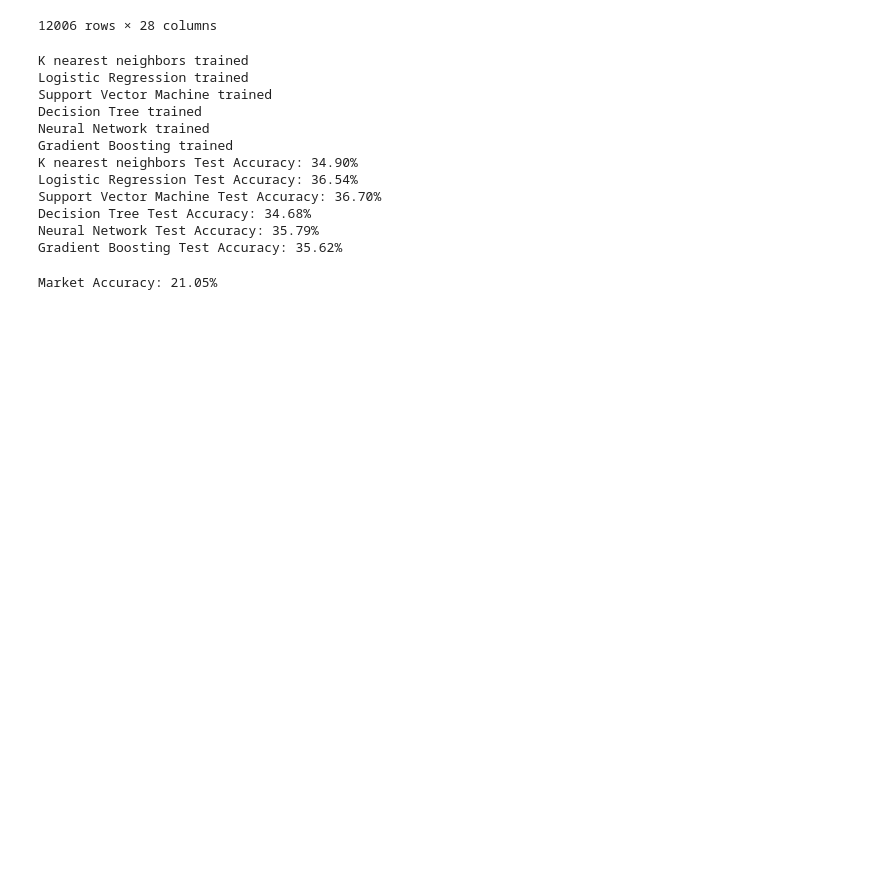
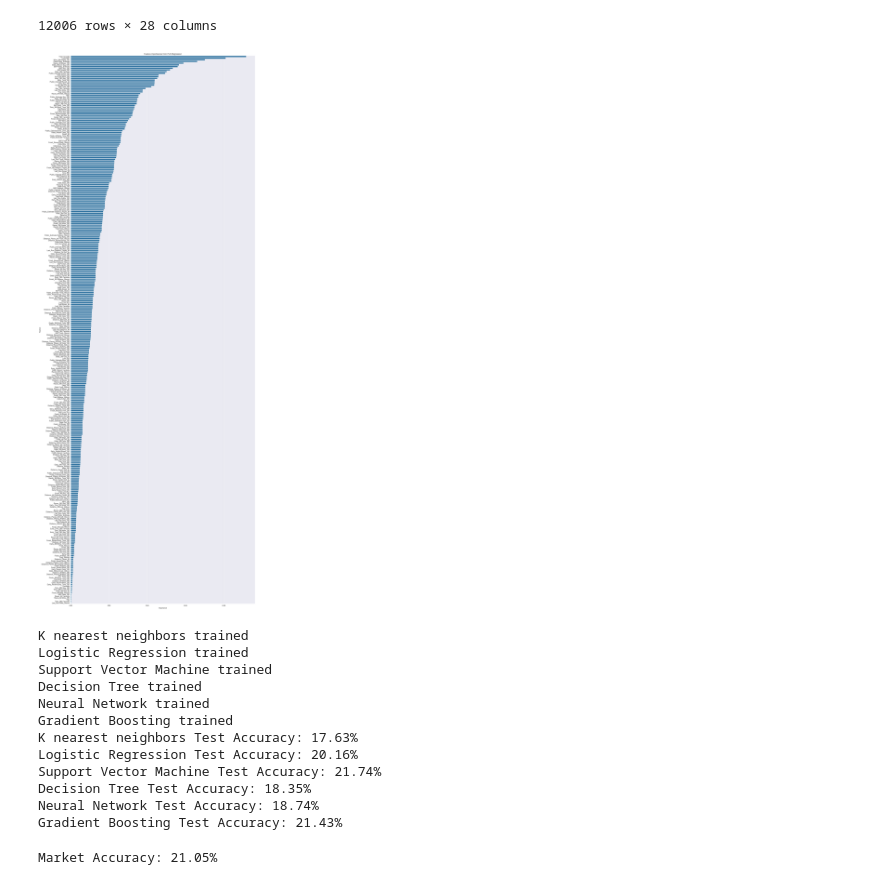
Before and after one commit to yskaaks/horse-race-pred, a Jupyter notebook: greyhound/pls_pred.ipynb, the cells around one changed output. Cells and saved outputs as stored; diff of their text form; code cells hidden in the pictures; blank space fills up the shorter version.

Commit message:
visualizations for features

```diff
--- a/greyhound/pls_pred.ipynb
+++ b/greyhound/pls_pred.ipynb
@@ -40,24 +40,27 @@ data
 # %%
 from sklearn.cross_decomposition import PLSRegression
 
-def preprocess_inputs(df, target='Finished', n_components=10):
+def preprocess_inputs(df, target='Finished', n_components=10, degree=2):
     df = df.copy()
-    df = df.drop('Race_ID', axis=1)
+    df = df.drop(['Race_ID', 'Finished', 'Winner'], axis=1, errors='ignore')
 
     if target == 'Winner':
-        df = df.drop('Finished', axis=1)
         y = df['Winner']
         X = df.drop('Winner', axis=1)
     elif target == 'Finished':
-        df = df.drop('Winner', axis=1)
         y = df['Finished']
         X = df.drop('Finished', axis=1)
     elif target == 'Position':
         y = df['Position']
-        X = df.drop(['Position', 'Finished'], axis=1)
+        X = df.drop(['Position'], axis=1)
+
+    # Create polynomial features
+    poly = PolynomialFeatures(degree=degree, interaction_only=True, include_bias=False)
+    X_poly = poly.fit_transform(X)
+    X_poly = pd.DataFrame(X_poly, columns=poly.get_feature_names_out(X.columns))
 
     # Train-test split
-    X_train, X_test, y_train, y_test = train_test_split(X, y, train_size=0.7, shuffle=True, random_state=1)
+    X_train, X_test, y_train, y_test = train_test_split(X_poly, y, train_size=0.7, shuffle=True, random_state=1)
 
     # Scale X
     scaler = StandardScaler()
@@ -67,14 +70,31 @@ def preprocess_inputs(df, target='Finished', n_components=10):
 
     # Apply PLS regression
     pls = PLSRegression(n_components=n_components)
-    X_train, _ = pls.fit_transform(X_train, y_train)
-    X_test = pls.transform(X_test)
+    pls.fit(X_train, y_train)
 
     return X_train, X_test, y_train, y_test, pls
 # %%
 data['Position'] = data['Finished'].apply(lambda x: min(x, 6))
 # %%
 X_train, X_test, y_train, y_test, pls = preprocess_inputs(data, target='Position', n_components=10)
+# %%
+# Extract feature importances
+feature_importances = np.abs(pls.coef_).ravel()
+feature_names = X_train.columns
+# %%
+# Create a DataFrame for visualization
+feature_importance_df = pd.DataFrame({'Feature': feature_names, 'Importance': feature_importances})
+# %%
+# Sort features by importance
+feature_importance_df = feature_importance_df.sort_values(by='Importance', ascending=False)
+# %%
+# Plot feature importances
+plt.figure(figsize=(20, 60))
+sns.barplot(x='Importance', y='Feature', data=feature_importance_df)
+plt.title('Feature Importances from PLS Regression')
+plt.show()
+# %% [output]
+[figure, added]
 # %%
 models = {
     "K nearest neighbors": KNeighborsClassifier(),
@@ -99,12 +119,12 @@ Support Vector Machine trained
 Decision Tree trained
 Neural Network trained
 Gradient Boosting trained
-K nearest neighbors Test Accuracy: 34.90%
-Logistic Regression Test Accuracy: 36.54%
-Support Vector Machine Test Accuracy: 36.70%
-Decision Tree Test Accuracy: 34.68%
-Neural Network Test Accuracy: 35.79%
-Gradient Boosting Test Accuracy: 35.62%
+K nearest neighbors Test Accuracy: 17.63%
+Logistic Regression Test Accuracy: 20.16%
+Support Vector Machine Test Accuracy: 21.74%
+Decision Tree Test Accuracy: 18.35%
+Neural Network Test Accuracy: 18.74%
+Gradient Boosting Test Accuracy: 21.43%
 # %%
 # Market prediction accuracy
 market_data = list(zip(data['Public_Estimate'], data['Finished']))
```
Also changed, not shown: parts of 1 cell of this notebook.
